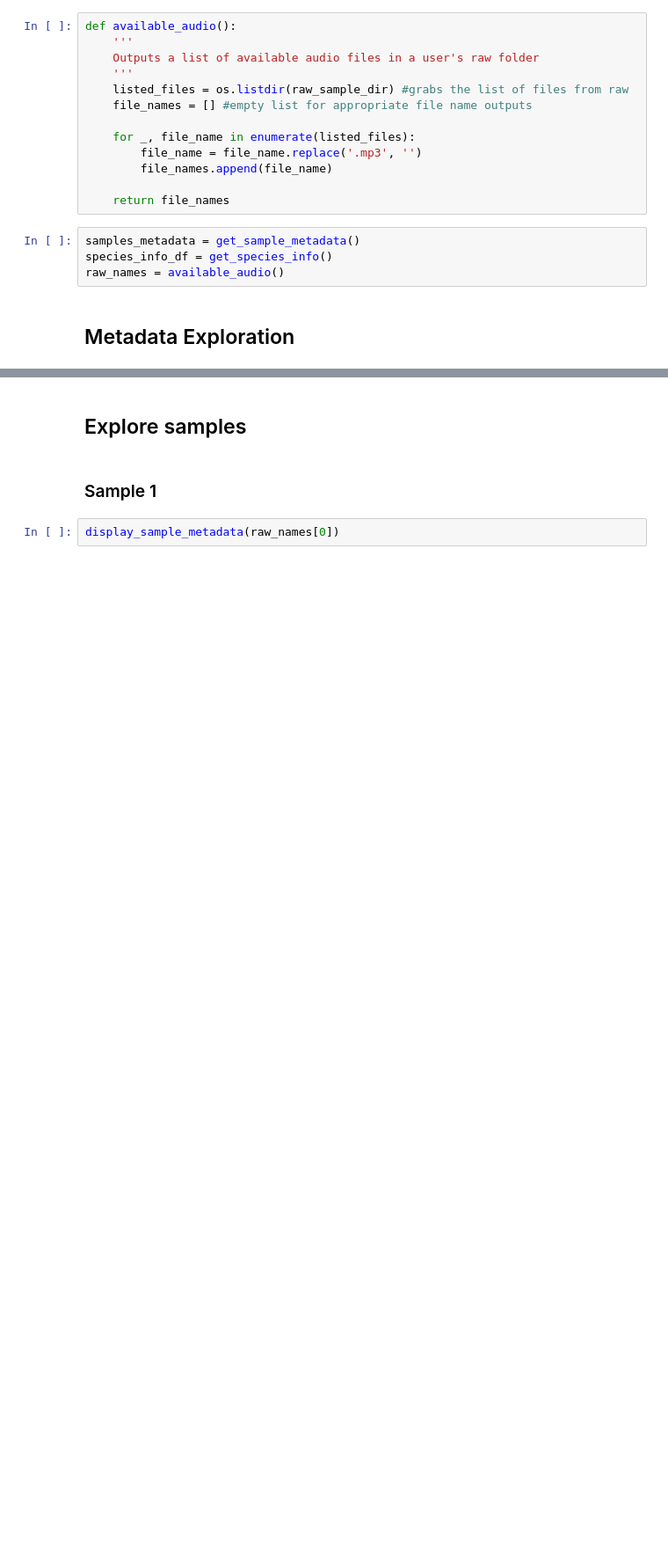
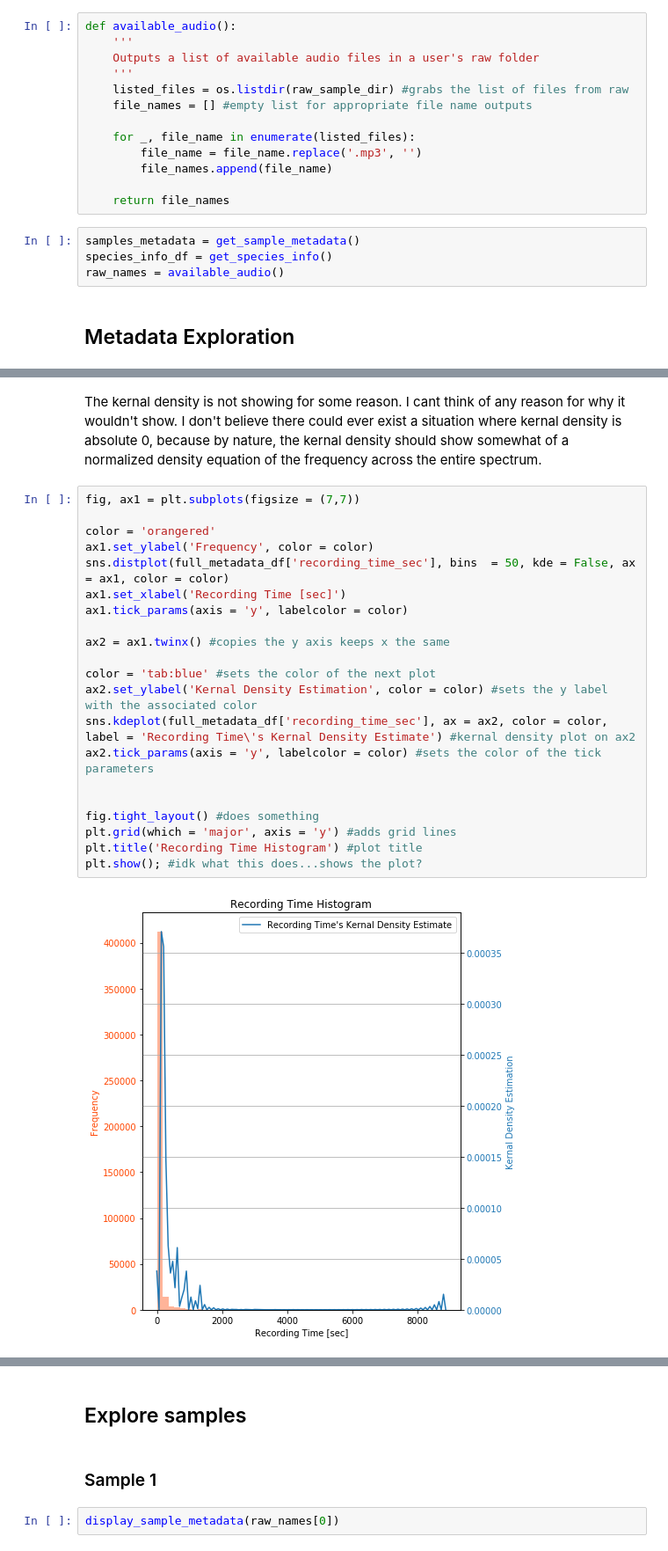
Before and after one commit to AlxSp/songbird, a Jupyter notebook: chris_inspecting.ipynb, the cells around one changed output, grey strips where cells are left out. Shown at 88% size. Drawn from its saved outputs; the diff is of its cells as text; blank space fills up the shorter version.

```diff
--- a/chris_inspecting.ipynb
+++ b/chris_inspecting.ipynb
@@ -169,0 +227,25 @@ Index(['common_name', 'scientific_name', 'genus_key', 'forefront_recordings',
+# %% [markdown]
+The kernal density is not showing for some reason. I cant think of any reason for why it wouldn't show. I don't believe there could ever exist a situation where kernal density is absolute 0, because by nature, the kernal density should show somewhat of a normalized density equation of the frequency across the entire spectrum.
+# %%
+fig, ax1 = plt.subplots(figsize = (7,7))
+
+color = 'orangered'
+ax1.set_ylabel('Frequency', color = color)
+sns.distplot(full_metadata_df['recording_time_sec'], bins  = 50, kde = False, ax = ax1, color = color)
+ax1.set_xlabel('Recording Time [sec]')
+ax1.tick_params(axis = 'y', labelcolor = color)
+
+ax2 = ax1.twinx() #copies the y axis keeps x the same
+
+color = 'tab:blue' #sets the color of the next plot
+ax2.set_ylabel('Kernal Density Estimation', color = color) #sets the y label with the associated color
+sns.kdeplot(full_metadata_df['recording_time_sec'], ax = ax2, color = color, label = 'Recording Time\'s Kernal Density Estimate') #kernal density plot on ax2
+ax2.tick_params(axis = 'y', labelcolor = color) #sets the color of the tick parameters
+
+
+fig.tight_layout() #does something
+plt.grid(which = 'major', axis = 'y') #adds grid lines
+plt.title('Recording Time Histogram') #plot title
+plt.show(); #idk what this does...shows the plot?
+# %% [output]
+[figure, added]
```
Also changed, not shown: parts of 18 cells of this notebook.
